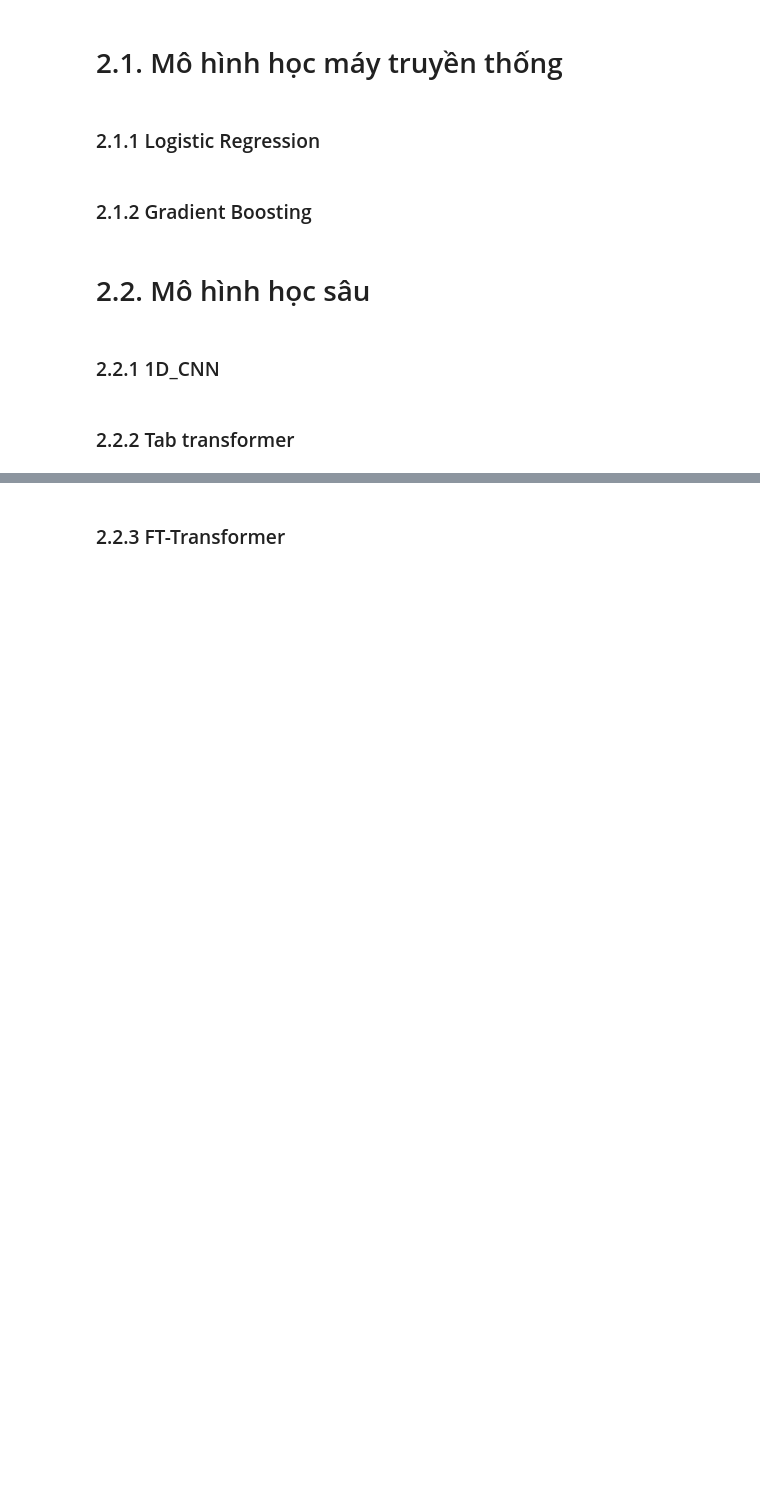
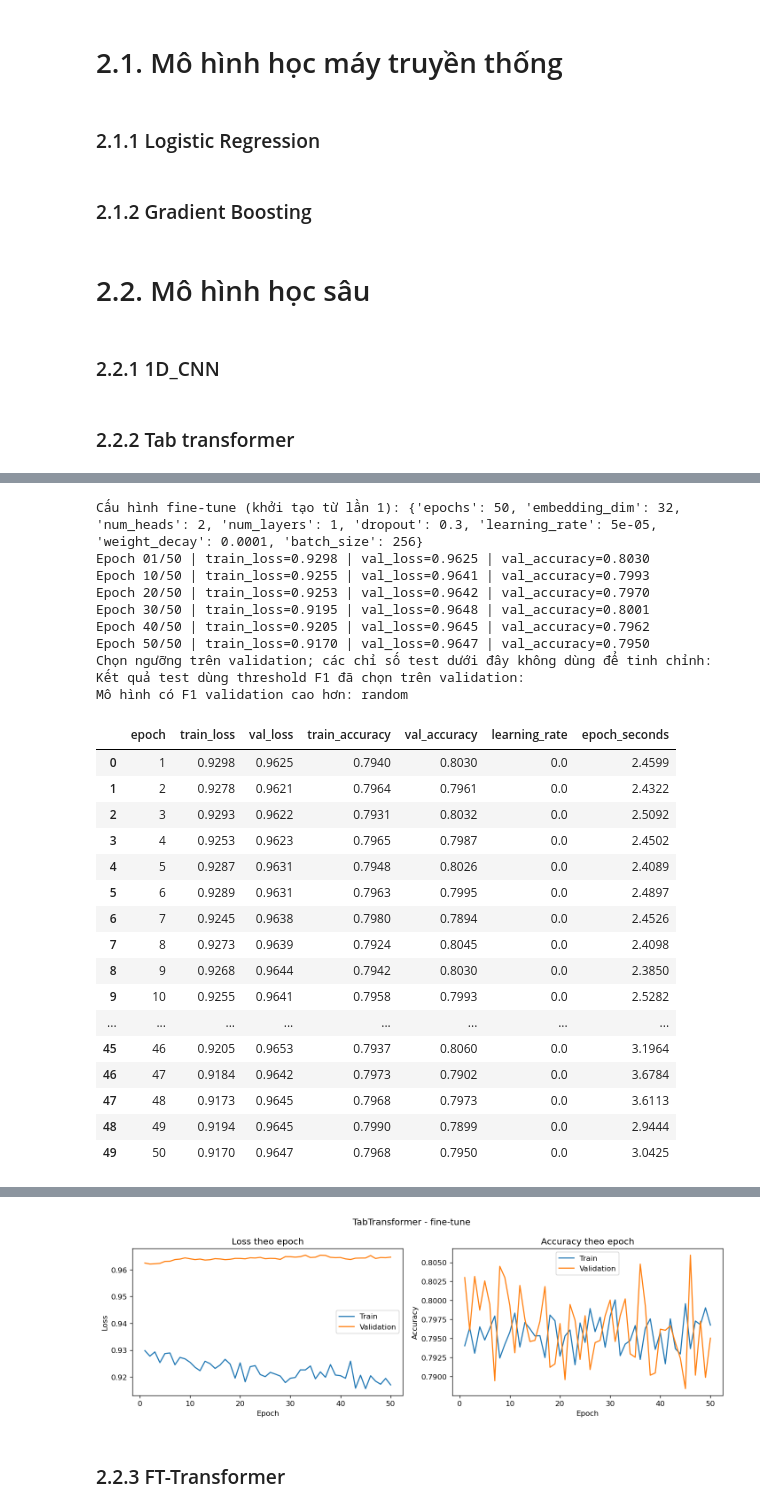
Before and after one commit to HocNguyen0605/DataMining_Nhom09, a Jupyter notebook: datamining-project.ipynb, the cells around one changed output, grey strips where cells are left out. Drawn from its saved outputs; the diff is of its cells as text; code cells hidden in the pictures; blank space fills up the shorter version.

```diff
--- a/datamining-project.ipynb
+++ b/datamining-project.ipynb
@@ -976,0 +1275,76 @@ plt.show()
+# %%
+from IPython.display import display
+
+# Warm start từ checkpoint tốt nhất, giảm learning rate.
+tab_finetune_config = {**tab_random_config, "learning_rate": tab_random_config["learning_rate"] / 10}
+print("Cấu hình fine-tune (khởi tạo từ lần 1):", tab_finetune_config)
+tabtransformer_finetuned_model, tabtransformer_finetuned_history = train_model(
+    tab_finetune_config, seed=43, initial_state=tabtransformer_random_model.state_dict()
+)
+display(tabtransformer_finetuned_history.round(4))
+plot_history(tabtransformer_finetuned_history, "TabTransformer - fine-tune")
+
+# Threshold chọn trên validation; test chỉ dùng đánh giá cuối.
+threshold_grid = np.arange(0.05, 0.96, 0.01)
+val_metrics, test_metrics = [], []
+for name, model in [("Ngẫu nhiên", tabtransformer_random_model), ("Fine-tune", tabtransformer_finetuned_model)]:
+    val_prob, test_prob = predict(model, 1), predict(model, 2)
+    f1_scores = [f1_score(y_val_np, val_prob >= t, zero_division=0) for t in threshold_grid]
+    acc_scores = [accuracy_score(y_val_np, val_prob >= t) for t in threshold_grid]
+    f1_threshold, acc_threshold = threshold_grid[np.argmax(f1_scores)], threshold_grid[np.argmax(acc_scores)]
+    f1_pred = val_prob >= f1_threshold
+    val_metrics.append({
+        "threshold_f1_val": f1_threshold,
+        "accuracy_at_0.5": accuracy_score(y_val_np, val_prob >= 0.5),
+        "f1_at_0.5": f1_score(y_val_np, val_prob >= 0.5, zero_division=0),
+        "accuracy_at_f1_threshold": accuracy_score(y_val_np, f1_pred),
+        "precision_at_f1_threshold": precision_score(y_val_np, f1_pred, zero_division=0),
+        "recall_at_f1_threshold": recall_score(y_val_np, f1_pred, zero_division=0),
+        "f1_at_f1_threshold": max(f1_scores),
+        "threshold_accuracy_val": acc_threshold,
+        "best_validation_accuracy": max(acc_scores),
+        "roc_auc": roc_auc_score(y_val_np, val_prob),
+        "pr_auc": average_precision_score(y_val_np, val_prob),
+    })
+    test_pred = test_prob >= f1_threshold
+    test_metrics.append({
+        "threshold_from_validation": f1_threshold,
+        "test_accuracy": accuracy_score(y_test_np, test_pred),
+        "test_precision": precision_score(y_test_np, test_pred, zero_division=0),
+        "test_recall": recall_score(y_test_np, test_pred, zero_division=0),
+        "test_f1": f1_score(y_test_np, test_pred, zero_division=0),
+        "test_roc_auc": roc_auc_score(y_test_np, test_prob),
+        "test_pr_auc": average_precision_score(y_test_np, test_prob),
+    })
+print("Chọn ngưỡng trên validation; các chỉ số test dưới đây không dùng để tinh chỉnh:")
+display(pd.DataFrame(val_metrics, index=["Ngẫu nhiên", "Fine-tune"]).round(4))
+print("Kết quả test dùng threshold F1 đã chọn trên validation:")
+display(pd.DataFrame(test_metrics, index=["Ngẫu nhiên", "Fine-tune"]).round(4))
+# %% [output]
+Cấu hình fine-tune (khởi tạo từ lần 1): {'epochs': 50, 'embedding_dim': 32, 'num_heads': 2, 'num_layers': 1, 'dropout': 0.3, 'learning_rate': 5e-05, 'weight_decay': 0.0001, 'batch_size': 256}
+Epoch 01/50 | train_loss=0.9298 | val_loss=0.9625 | val_accuracy=0.8030
+Epoch 10/50 | train_loss=0.9255 | val_loss=0.9641 | val_accuracy=0.7993
+Epoch 20/50 | train_loss=0.9253 | val_loss=0.9642 | val_accuracy=0.7970
+Epoch 30/50 | train_loss=0.9195 | val_loss=0.9648 | val_accuracy=0.8001
+Epoch 40/50 | train_loss=0.9205 | val_loss=0.9645 | val_accuracy=0.7962
+Epoch 50/50 | train_loss=0.9170 | val_loss=0.9647 | val_accuracy=0.7950
+Chọn ngưỡng trên validation; các chỉ số test dưới đây không dùng để tinh chỉnh:
+Kết quả test dùng threshold F1 đã chọn trên validation:
+Mô hình có F1 validation cao hơn: random
+|  | epoch | train_loss | val_loss | train_accuracy | val_accuracy | learning_rate | epoch_seconds |
+| 0 | 1 | 0.9298 | 0.9625 | 0.7940 | 0.8030 | 0.0 | 2.4599 |
+| 1 | 2 | 0.9278 | 0.9621 | 0.7964 | 0.7961 | 0.0 | 2.4322 |
+| 2 | 3 | 0.9293 | 0.9622 | 0.7931 | 0.8032 | 0.0 | 2.5092 |
+| 3 | 4 | 0.9253 | 0.9623 | 0.7965 | 0.7987 | 0.0 | 2.4502 |
+| 4 | 5 | 0.9287 | 0.9631 | 0.7948 | 0.8026 | 0.0 | 2.4089 |
+| 5 | 6 | 0.9289 | 0.9631 | 0.7963 | 0.7995 | 0.0 | 2.4897 |
+| 6 | 7 | 0.9245 | 0.9638 | 0.7980 | 0.7894 | 0.0 | 2.4526 |
+| 7 | 8 | 0.9273 | 0.9639 | 0.7924 | 0.8045 | 0.0 | 2.4098 |
+| 8 | 9 | 0.9268 | 0.9644 | 0.7942 | 0.8030 | 0.0 | 2.3850 |
+| 9 | 10 | 0.9255 | 0.9641 | 0.7958 | 0.7993 | 0.0 | 2.5282 |
+| ... | ... | ... | ... | ... | ... | ... | ... |
+| 45 | 46 | 0.9205 | 0.9653 | 0.7937 | 0.8060 | 0.0 | 3.1964 |
+| 46 | 47 | 0.9184 | 0.9642 | 0.7973 | 0.7902 | 0.0 | 3.6784 |
+| 47 | 48 | 0.9173 | 0.9645 | 0.7968 | 0.7973 | 0.0 | 3.6113 |
+| 48 | 49 | 0.9194 | 0.9645 | 0.7990 | 0.7899 | 0.0 | 2.9444 |
+| 49 | 50 | 0.9170 | 0.9647 | 0.7968 | 0.7950 | 0.0 | 3.0425 |
@@ -977,3 +1357,4 @@ plt.show()
+[figure, added]
 # %% [markdown]
 ### 2.2.3 FT-Transformer
 # %%
```
Also changed, not shown: parts of 8 cells of this notebook.
